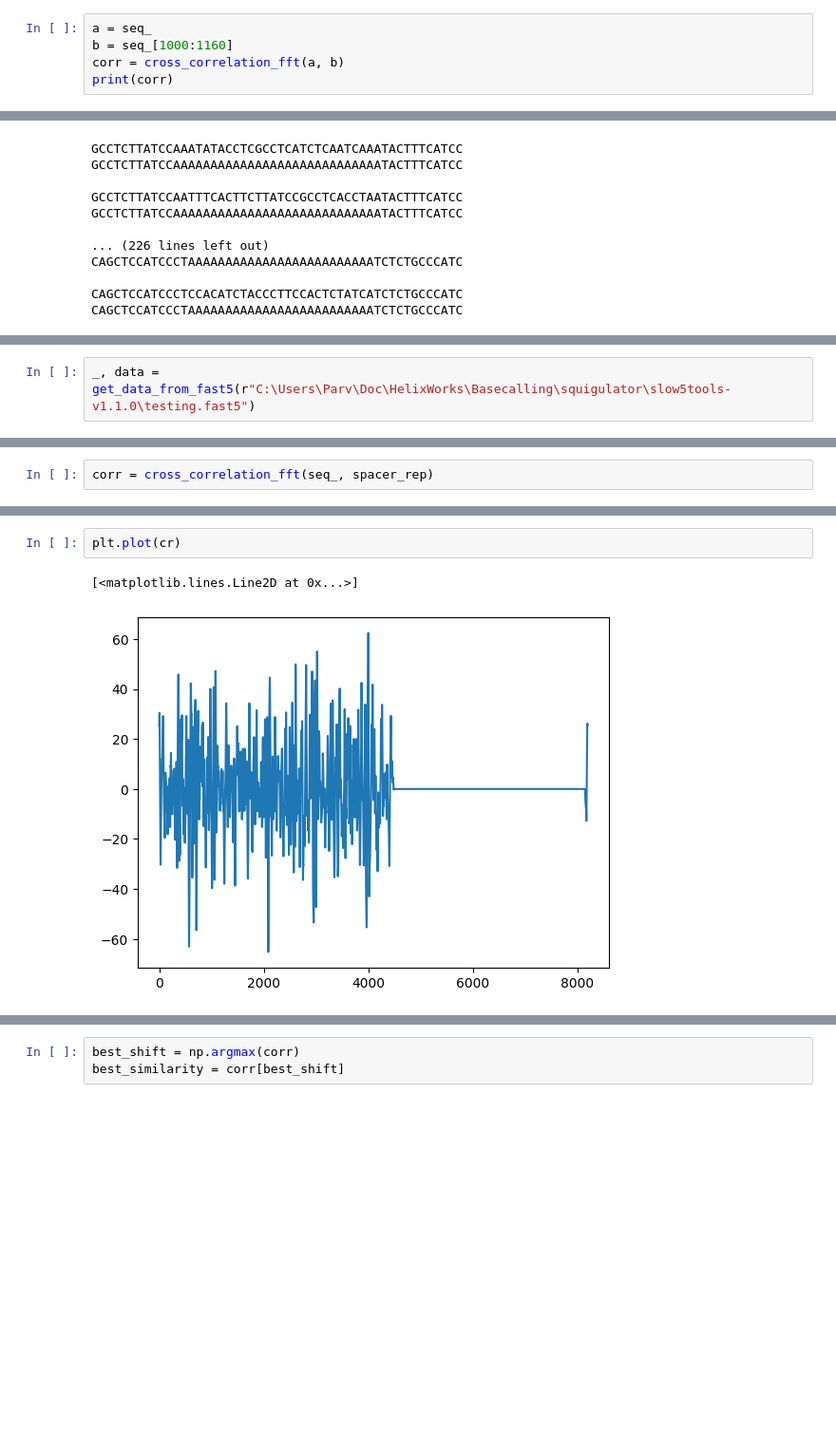
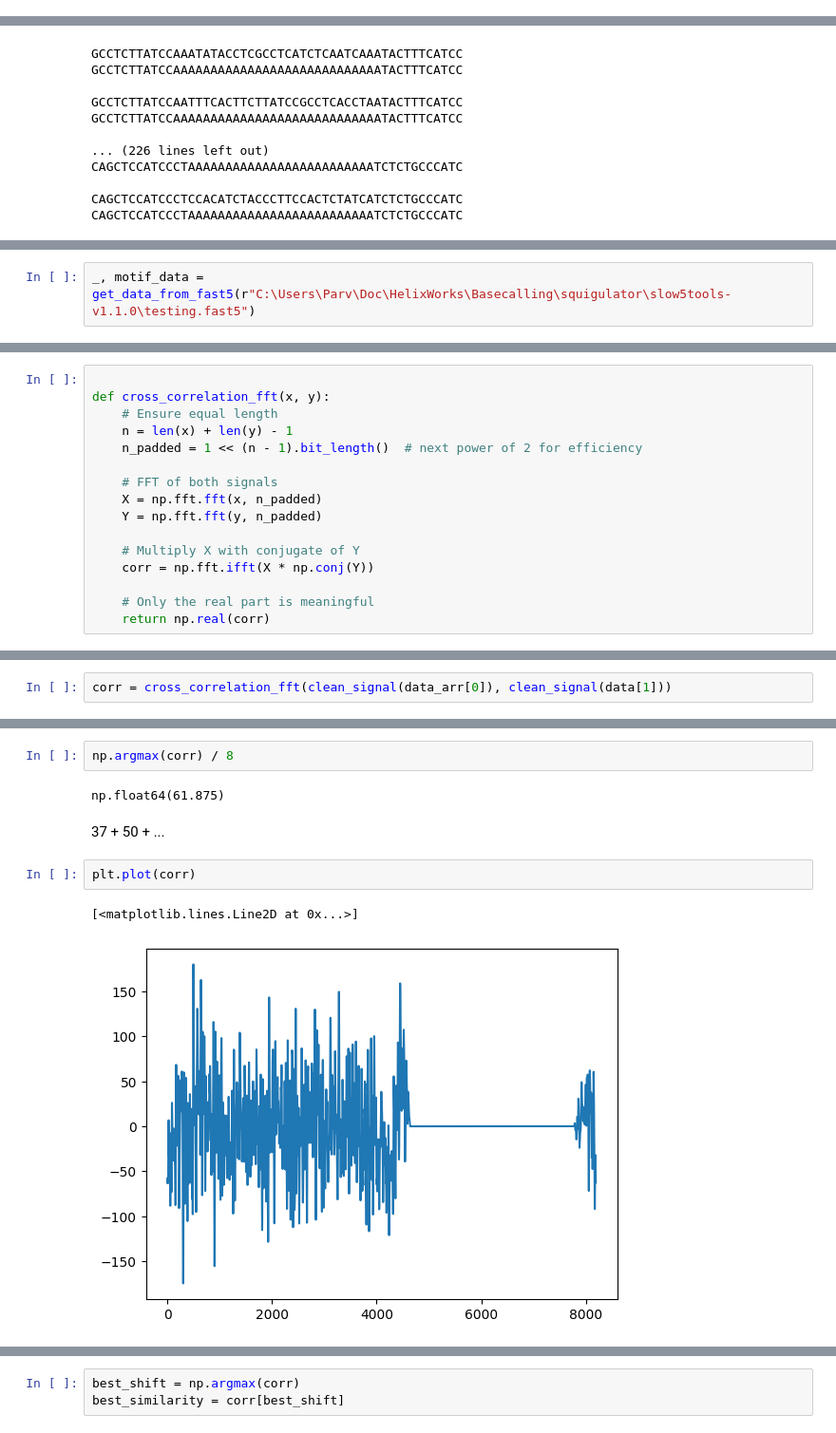
Before and after one commit to Parvfect/DSP, a Jupyter notebook: experimentation.ipynb, the cells around one changed output, grey strips where cells are left out. Shown: that part at 95% size. Drawn from its saved outputs; the diff is of its cells as text; blank space fills up the shorter version.

Commit message:
Created bulk testing method. Going to switch to detected spacers and motifs instead of the whole payload

```diff
--- a/experimentation.ipynb
+++ b/experimentation.ipynb
@@ -55,8 +51,3 @@ def cross_correlation_fft(x, y):
 
     # Only the real part is meaningful
     return np.real(corr)
-# %%
-a = seq_
-b = seq_[1000:1160]
-corr = cross_correlation_fft(a, b)
-print(corr)
@@ -244,2 +163,2 @@ len(i[:12])
 # %%
-_, data = get_data_from_fast5(r"C:\Users\Parv\Doc\HelixWorks\Basecalling\squigulator\slow5tools-v1.1.0\testing.fast5")
+_, motif_data = get_data_from_fast5(r"C:\Users\Parv\Doc\HelixWorks\Basecalling\squigulator\slow5tools-v1.1.0\testing.fast5")
@@ -245,0 +169,16 @@ _, data = get_data_from_fast5(r"C:\Users\Parv\Doc\HelixWorks\Basecalling\squigul
+# %%
+
+def cross_correlation_fft(x, y):
+    # Ensure equal length
+    n = len(x) + len(y) - 1
+    n_padded = 1 << (n - 1).bit_length()  # next power of 2 for efficiency
+
+    # FFT of both signals
+    X = np.fft.fft(x, n_padded)
+    Y = np.fft.fft(y, n_padded)
+
+    # Multiply X with conjugate of Y
+    corr = np.fft.ifft(X * np.conj(Y))
+
+    # Only the real part is meaningful
+    return np.real(corr)
@@ -261,2 +384,2 @@ array([-0.34175079,  0.28403577,  0.48928728,  0.37105904,  0.02640637,
 # %%
-corr = cross_correlation_fft(seq_, spacer_rep)
+corr = cross_correlation_fft(clean_signal(data_arr[0]), clean_signal(data[1]))
@@ -263,5 +395,11 @@ corr = cross_correlation_fft(seq_, spacer_rep)
+# %%
+np.argmax(corr) / 8
+# %% [output]
+np.float64(61.875)
+# %% [markdown]
+37 + 50 + ...
 # %%
-plt.plot(cr)
+plt.plot(corr)
 # %% [output]
 [<matplotlib.lines.Line2D at 0x...>]
-[figure, old version]
+[figure, new version]
```
Also changed, not shown: parts of 53 cells of this notebook.
